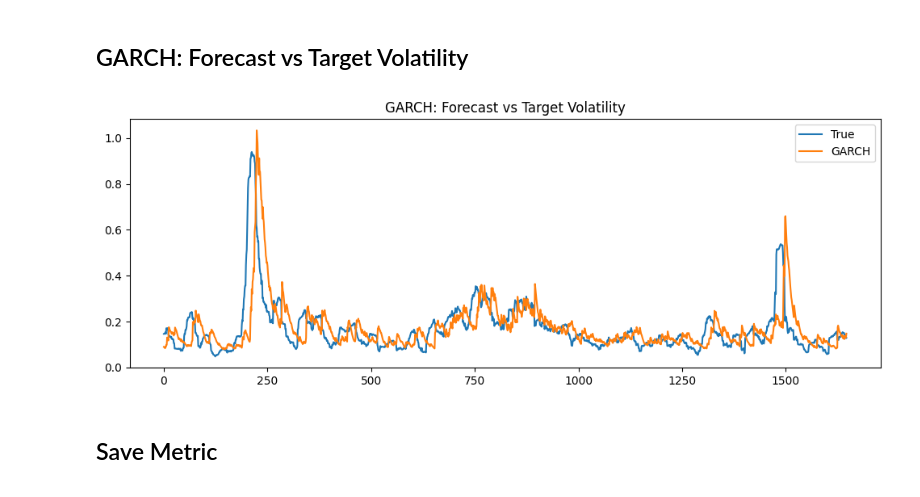
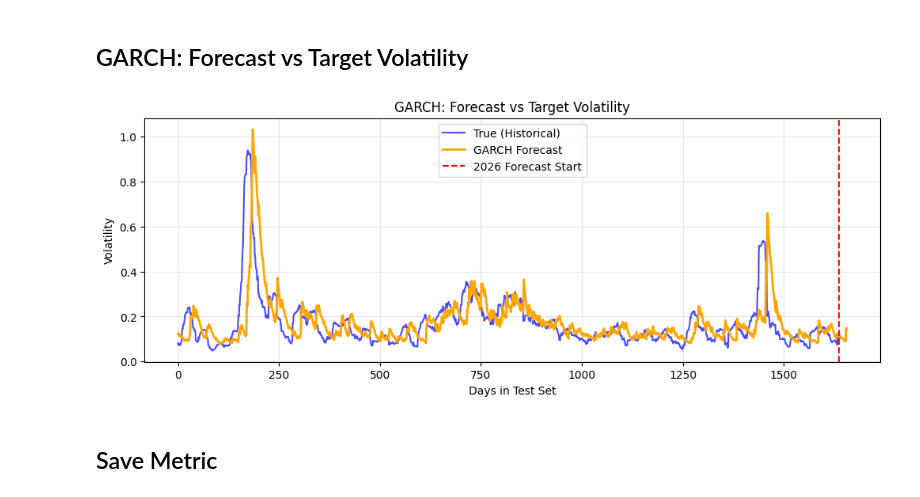
Before and after one commit to coder-red/Financial-volatility-forecasting, a Jupyter notebook: notebooks/02_garch.ipynb, the cells around one changed output. Cells and saved outputs as stored; diff of their text form; code cells hidden in the pictures.

```diff
--- a/notebooks/02_garch.ipynb
+++ b/notebooks/02_garch.ipynb
@@ -20,5 +21,7 @@ The autoreload extension is already loaded. To reload it, use:
 ## Load data
 # %%
 df = load_features()
+df = df.drop(['sentiment', 'sentiment_lag1', 'sentiment_scaled'], axis=1)
 returns = df["log_return"]
 target = df["target_volatility"]
+df
@@ -60,15 +109,31 @@ print(f" Predictions saved to {RESULTS_DIR / 'preds' / 'garch_preds.csv'}")
  Predictions saved to C:\Users\hp\Financial-volatility-forecasting\results\preds\garch_preds.csv
 # %% [markdown]
 ## GARCH: Forecast vs Target Volatility
-# %%
-plt.figure(figsize=(12,4))
-plt.plot(target_test.values, label="True")
-plt.plot(garch_preds, label="GARCH")
-plt.legend()
-plt.title("GARCH: Forecast vs Target Volatility")
-plt.savefig(f"{RESULTS_DIR}/figures/garch/GARCH_Forecast_vs_Target_Volatility.png", dpi=300, bbox_inches="tight")
-# %% [output]
-[figure, removed]
+# %%
+plt.figure(figsize=(12, 4))
+
+# 1. Plot True Volatility (only the historical part, hide the 2026 NaNs)
+mask = ~target_test.isna()
+plt.plot(target_test[mask].values, label="True (Historical)", alpha=0.7, color='blue')
+
+# 2. Plot GARCH Predictions (Full range, including the 2026 forecast)
+# Converting to numpy array to ensure plotting works correctly with the true values
+plt.plot(np.array(garch_preds), label="GARCH Forecast", color='orange', linewidth=2)
+
+# 3. Add the vertical line where the "Future" begins
+# This is usually len(target_test) - 20
+plt.axvline(x=len(target_test[mask]), color='red', linestyle='--', label='2026 Forecast Start')
+
+plt.title("GARCH: Forecast vs Target Volatility")
+plt.xlabel("Days in Test Set")
+plt.ylabel("Volatility")
+plt.legend()
+plt.grid(alpha=0.3)
+
+# Save to the garch folder
+plt.savefig(f"{RESULTS_DIR}/figures/garch/GARCH_predicted_vs_True_Volatility.png", dpi=300, bbox_inches="tight")
+# %% [output]
+[figure, added]
 # %% [markdown]
 ## Save Metric
 # %%
```
Also changed, not shown: parts of 5 cells of this notebook, 9 other files.
